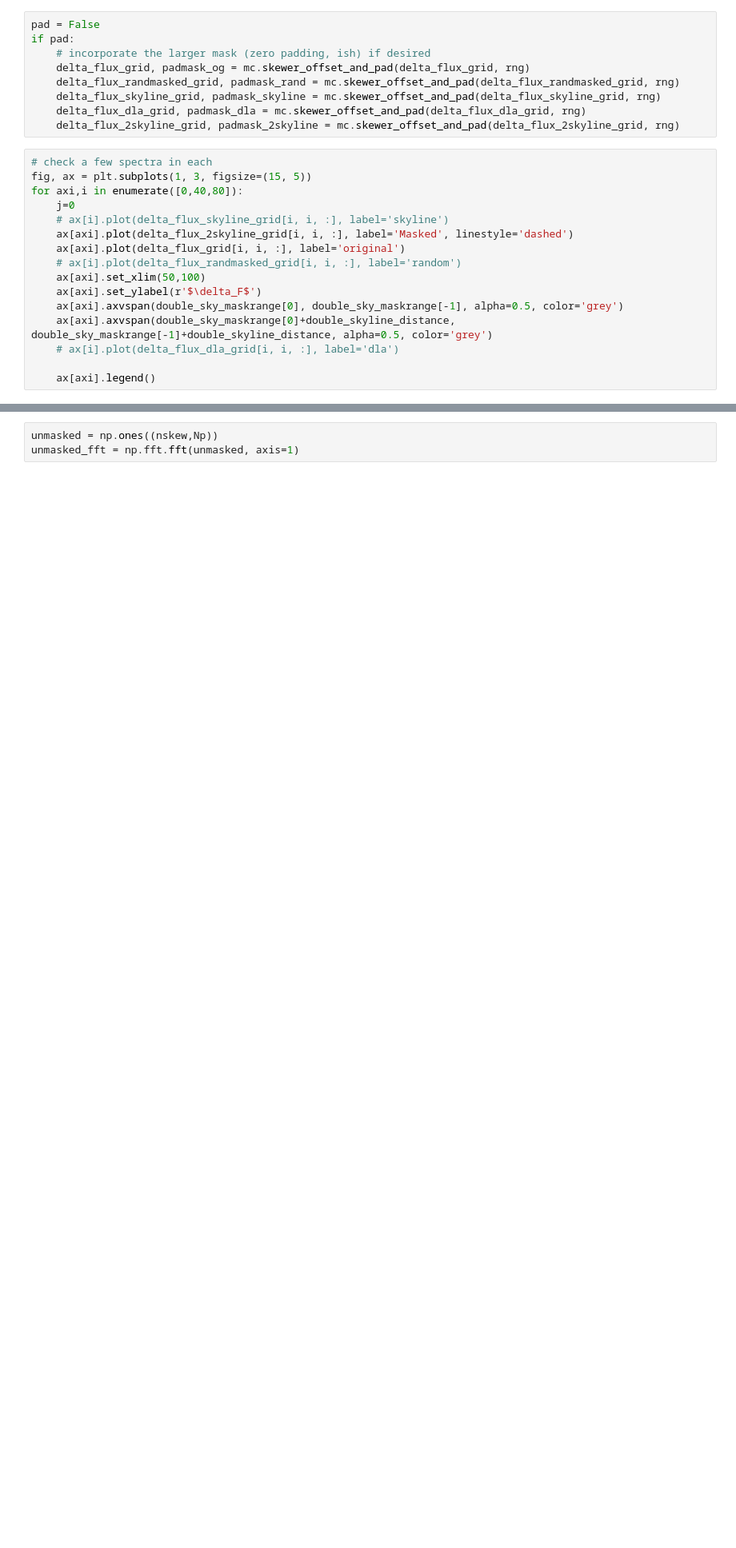
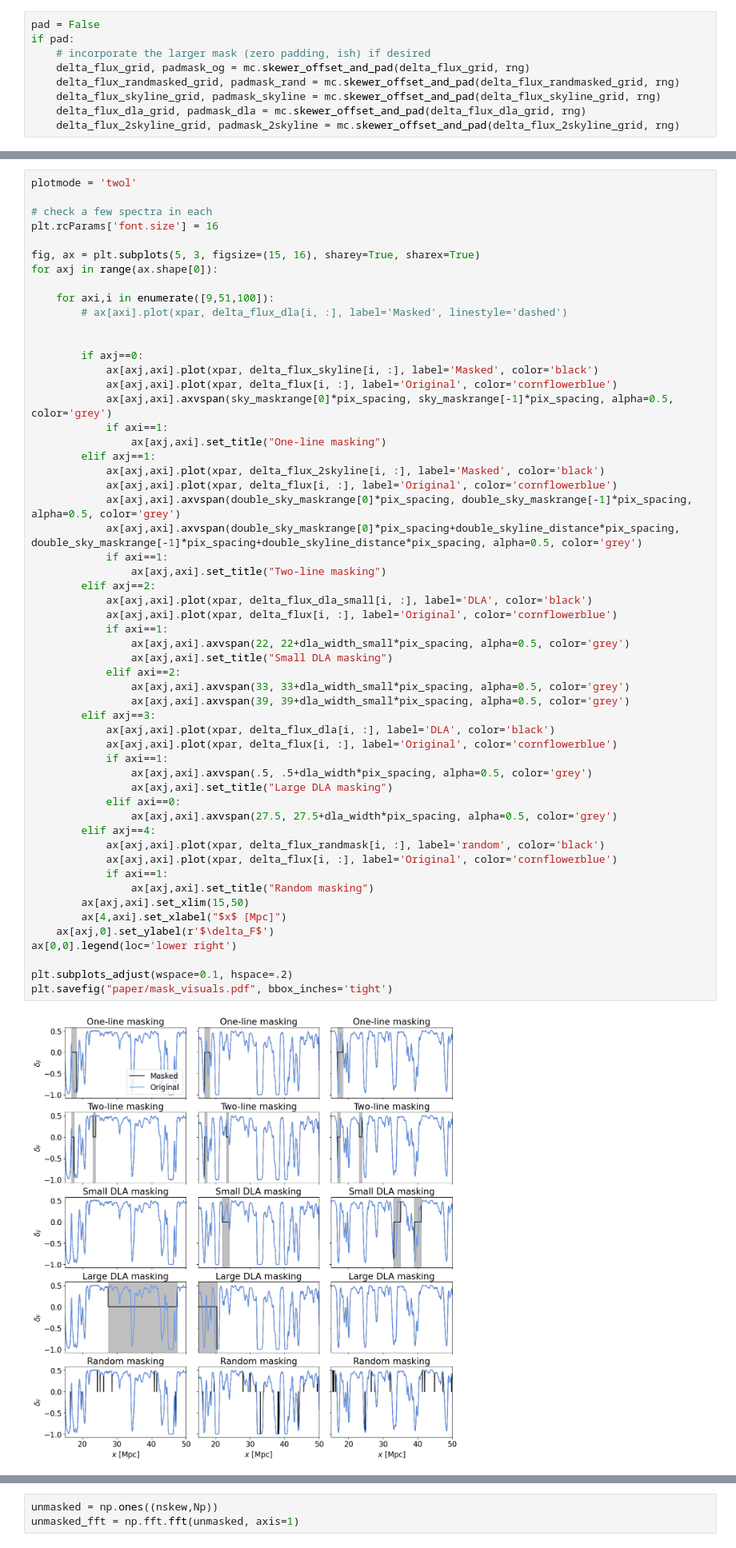
Before and after one commit to marlena6/px-optimal-estimator, a Jupyter notebook: p1d_masking.ipynb, the cells around one changed output, grey strips where cells are left out. Shown at 80% size. Drawn from its saved outputs; the diff is of its cells as text; blank space fills up the shorter version.

Commit message:
masking model via FFTs

```diff
--- a/p1d_masking.ipynb
+++ b/p1d_masking.ipynb
@@ -258,19 +292,3 @@ if pad:
     delta_flux_skyline_grid, padmask_skyline = mc.skewer_offset_and_pad(delta_flux_skyline_grid, rng)
     delta_flux_dla_grid, padmask_dla = mc.skewer_offset_and_pad(delta_flux_dla_grid, rng)
     delta_flux_2skyline_grid, padmask_2skyline = mc.skewer_offset_and_pad(delta_flux_2skyline_grid, rng)
-# %%
-# check a few spectra in each
-fig, ax = plt.subplots(1, 3, figsize=(15, 5))
-for axi,i in enumerate([0,40,80]):
-    j=0
-    # ax[i].plot(delta_flux_skyline_grid[i, i, :], label='skyline')
-    ax[axi].plot(delta_flux_2skyline_grid[i, i, :], label='Masked', linestyle='dashed')
-    ax[axi].plot(delta_flux_grid[i, i, :], label='original')
-    # ax[i].plot(delta_flux_randmasked_grid[i, i, :], label='random')
-    ax[axi].set_xlim(50,100)
-    ax[axi].set_ylabel(r'$\delta_F$')
-    ax[axi].axvspan(double_sky_maskrange[0], double_sky_maskrange[-1], alpha=0.5, color='grey')
-    ax[axi].axvspan(double_sky_maskrange[0]+double_skyline_distance, double_sky_maskrange[-1]+double_skyline_distance, alpha=0.5, color='grey')
-    # ax[i].plot(delta_flux_dla_grid[i, i, :], label='dla')
-
-    ax[axi].legend()
@@ -279,3 +299,60 @@ for axi,i in enumerate([0,40,80]):
+# %%
+plotmode = 'twol'
+
+# check a few spectra in each
+plt.rcParams['font.size'] = 16
+
+fig, ax = plt.subplots(5, 3, figsize=(15, 16), sharey=True, sharex=True)
+for axj in range(ax.shape[0]):
+
+    for axi,i in enumerate([9,51,100]):
+        # ax[axi].plot(xpar, delta_flux_dla[i, :], label='Masked', linestyle='dashed')
+
+
+        if axj==0:
+            ax[axj,axi].plot(xpar, delta_flux_skyline[i, :], label='Masked', color='black')
+            ax[axj,axi].plot(xpar, delta_flux[i, :], label='Original', color='cornflowerblue')
+            ax[axj,axi].axvspan(sky_maskrange[0]*pix_spacing, sky_maskrange[-1]*pix_spacing, alpha=0.5, color='grey')
+            if axi==1:
+                ax[axj,axi].set_title("One-line masking")
+        elif axj==1:
+            ax[axj,axi].plot(xpar, delta_flux_2skyline[i, :], label='Masked', color='black')
+            ax[axj,axi].plot(xpar, delta_flux[i, :], label='Original', color='cornflowerblue')
+            ax[axj,axi].axvspan(double_sky_maskrange[0]*pix_spacing, double_sky_maskrange[-1]*pix_spacing, alpha=0.5, color='grey')
+            ax[axj,axi].axvspan(double_sky_maskrange[0]*pix_spacing+double_skyline_distance*pix_spacing, double_sky_maskrange[-1]*pix_spacing+double_skyline_distance*pix_spacing, alpha=0.5, color='grey')
+            if axi==1:
+                ax[axj,axi].set_title("Two-line masking")
+        elif axj==2:
+            ax[axj,axi].plot(xpar, delta_flux_dla_small[i, :], label='DLA', color='black')
+            ax[axj,axi].plot(xpar, delta_flux[i, :], label='Original', color='cornflowerblue')
+            if axi==1:
+                ax[axj,axi].axvspan(22, 22+dla_width_small*pix_spacing, alpha=0.5, color='grey')
+                ax[axj,axi].set_title("Small DLA masking")
+            elif axi==2:
+                ax[axj,axi].axvspan(33, 33+dla_width_small*pix_spacing, alpha=0.5, color='grey')
+                ax[axj,axi].axvspan(39, 39+dla_width_small*pix_spacing, alpha=0.5, color='grey')
+        elif axj==3:
+            ax[axj,axi].plot(xpar, delta_flux_dla[i, :], label='DLA', color='black')
+            ax[axj,axi].plot(xpar, delta_flux[i, :], label='Original', color='cornflowerblue')
+            if axi==1:
+                ax[axj,axi].axvspan(.5, .5+dla_width*pix_spacing, alpha=0.5, color='grey')
+                ax[axj,axi].set_title("Large DLA masking")
+            elif axi==0:
+                ax[axj,axi].axvspan(27.5, 27.5+dla_width*pix_spacing, alpha=0.5, color='grey')
+        elif axj==4:
+            ax[axj,axi].plot(xpar, delta_flux_randmask[i, :], label='random', color='black')
+            ax[axj,axi].plot(xpar, delta_flux[i, :], label='Original', color='cornflowerblue')
+            if axi==1:
+                ax[axj,axi].set_title("Random masking")
+        ax[axj,axi].set_xlim(15,50)
+        ax[4,axi].set_xlabel("$x$ [Mpc]")
+    ax[axj,0].set_ylabel(r'$\delta_F$')
+ax[0,0].legend(loc='lower right')
+
+plt.subplots_adjust(wspace=0.1, hspace=.2)
+plt.savefig("paper/mask_visuals.pdf", bbox_inches='tight')
+# %% [output]
+[figure, added]
 # %%
 # FFT the masks
 pad = False
```
Also changed, not shown: parts of 9 cells of this notebook, 3 other files.
